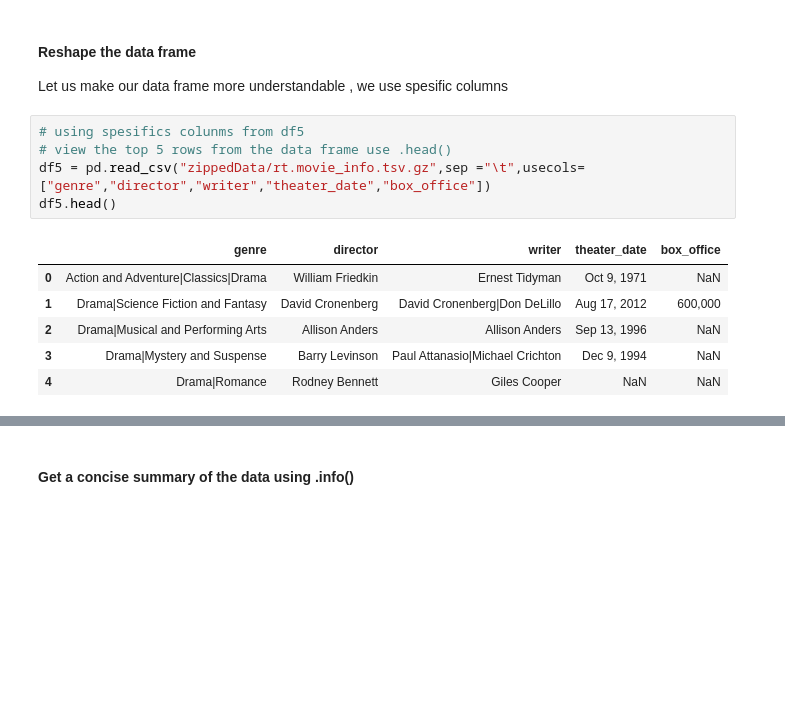
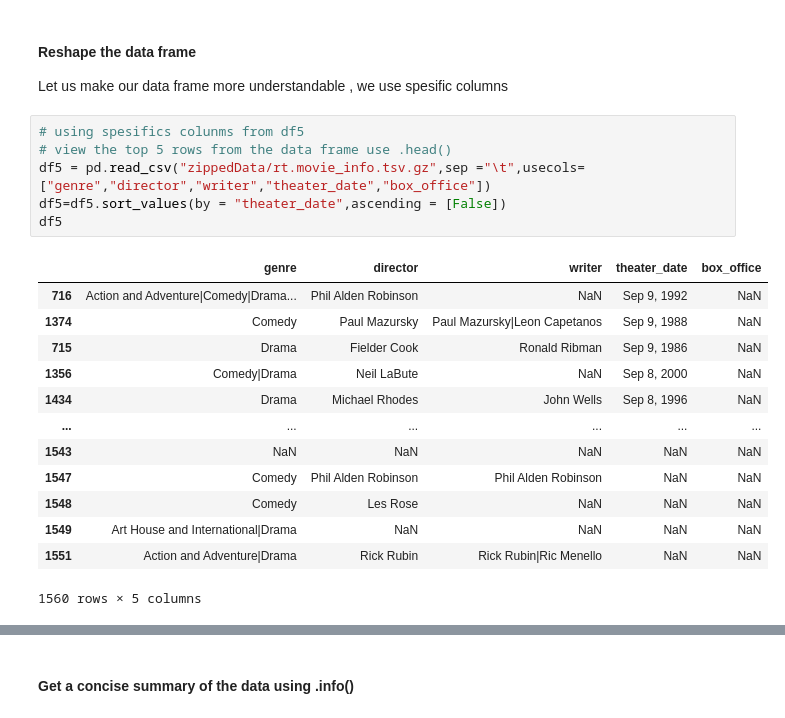
Before and after one commit to maysasaad/Phase_1_Project, a Jupyter notebook: student-Copy1.ipynb, the cells around one changed output, grey strips where cells are left out. Drawn from its saved outputs; the diff is of its cells as text; blank space fills up the shorter version.

```diff
--- a/student-Copy1.ipynb
+++ b/student-Copy1.ipynb
@@ -1192,12 +1318,20 @@ Let us make our data frame more understandable , we use spesific columns
 # %%
 # using spesifics colunms from df5
 # view the top 5 rows from the data frame use .head()
 df5 = pd.read_csv("zippedData/rt.movie_info.tsv.gz",sep ="\t",usecols=["genre","director","writer","theater_date","box_office"])
-df5.head()
+df5=df5.sort_values(by = "theater_date",ascending = [False])
+df5
 # %% [output]
 |  | genre | director | writer | theater_date | box_office |
-| 0 | Action and Adventure|Classics|Drama | William Friedkin | Ernest Tidyman | Oct 9, 1971 | NaN |
-| 1 | Drama|Science Fiction and Fantasy | David Cronenberg | David Cronenberg|Don DeLillo | Aug 17, 2012 | 600,000 |
-| 2 | Drama|Musical and Performing Arts | Allison Anders | Allison Anders | Sep 13, 1996 | NaN |
-| 3 | Drama|Mystery and Suspense | Barry Levinson | Paul Attanasio|Michael Crichton | Dec 9, 1994 | NaN |
-| 4 | Drama|Romance | Rodney Bennett | Giles Cooper | NaN | NaN |
+| 716 | Action and Adventure|Comedy|Drama... | Phil Alden Robinson | NaN | Sep 9, 1992 | NaN |
+| 1374 | Comedy | Paul Mazursky | Paul Mazursky|Leon Capetanos | Sep 9, 1988 | NaN |
+| 715 | Drama | Fielder Cook | Ronald Ribman | Sep 9, 1986 | NaN |
+| 1356 | Comedy|Drama | Neil LaBute | NaN | Sep 8, 2000 | NaN |
+| 1434 | Drama | Michael Rhodes | John Wells | Sep 8, 1996 | NaN |
+| ... | ... | ... | ... | ... | ... |
+| 1543 | NaN | NaN | NaN | NaN | NaN |
+| 1547 | Comedy | Phil Alden Robinson | Phil Alden Robinson | NaN | NaN |
+| 1548 | Comedy | Les Rose | NaN | NaN | NaN |
+| 1549 | Art House and International|Drama | NaN | NaN | NaN | NaN |
+| 1551 | Action and Adventure|Drama | Rick Rubin | Rick Rubin|Ric Menello | NaN | NaN |
+1560 rows × 5 columns
```
Also changed, not shown: parts of 25 cells of this notebook, 5 other files.
